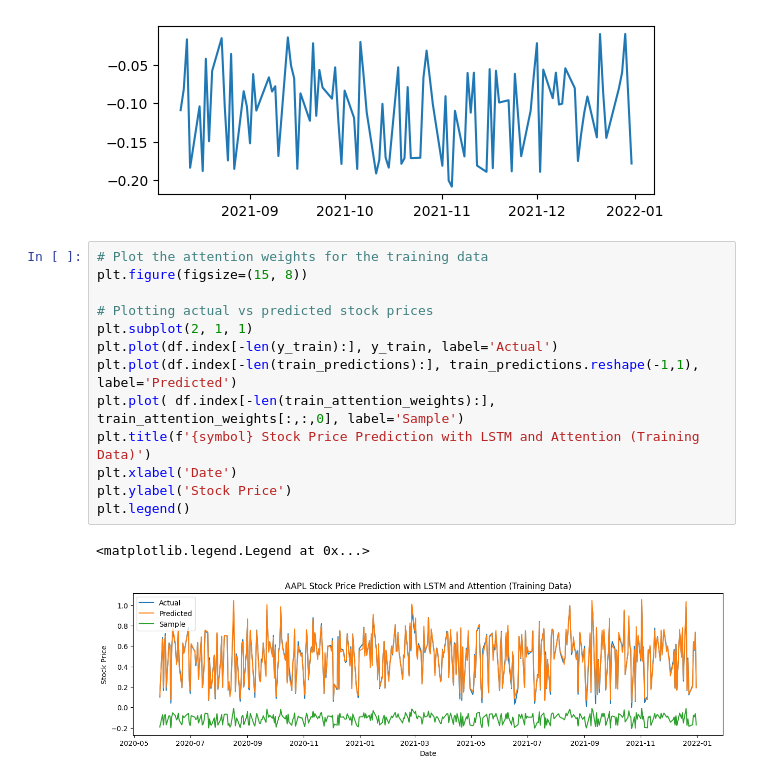
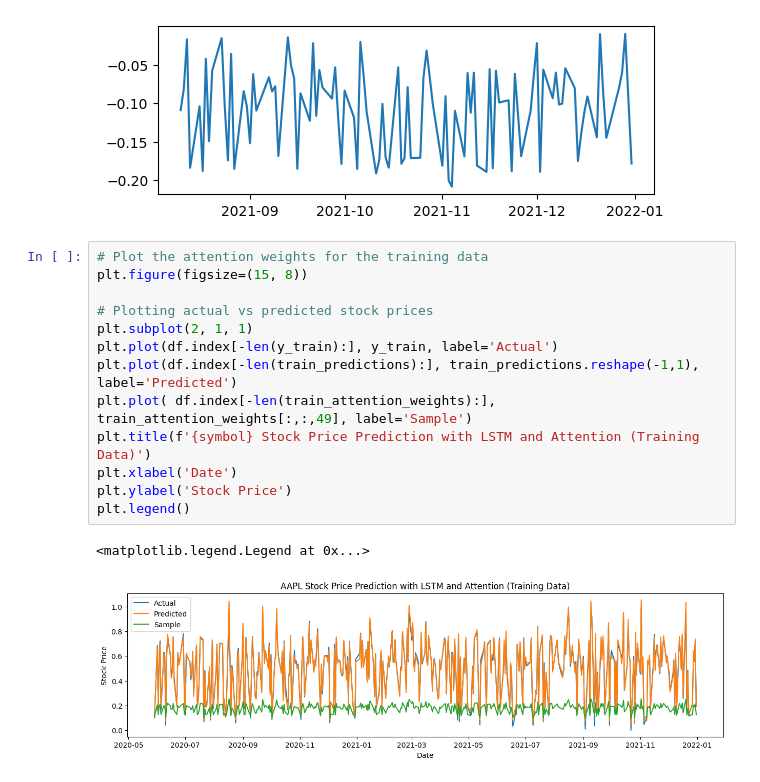
Before and after one commit to marreapato/Forecasting_Paper_XAI, a Jupyter notebook: antehoc/AttentionWeightsTrying.ipynb, the cells around one changed output. Cells and saved outputs as stored; diff of their text form.

```diff
--- a/antehoc/AttentionWeightsTrying.ipynb
+++ b/antehoc/AttentionWeightsTrying.ipynb
@@ -131,19 +131,19 @@ IndexError: index 1 is out of bounds for axis 1 with size 1
 # %%
 # Plot the attention weights for the training data
 plt.figure(figsize=(15, 8))
 
 # Plotting actual vs predicted stock prices
 plt.subplot(2, 1, 1)
 plt.plot(df.index[-len(y_train):], y_train, label='Actual')
 plt.plot(df.index[-len(train_predictions):], train_predictions.reshape(-1,1), label='Predicted')
-plt.plot( df.index[-len(train_attention_weights):], train_attention_weights[:,:,0], label='Sample')
+plt.plot( df.index[-len(train_attention_weights):], train_attention_weights[:,:,49], label='Sample')
 plt.title(f'{symbol} Stock Price Prediction with LSTM and Attention (Training Data)')
 plt.xlabel('Date')
 plt.ylabel('Stock Price')
 plt.legend()
 # %% [output]
 <matplotlib.legend.Legend at 0x...>
-[figure, old version]
+[figure, new version]
 # %%
 # Plotting attention weights for the training data
 plt.subplot(2, 1, 2)
```
Also changed, not shown: parts of 1 cell of this notebook.
